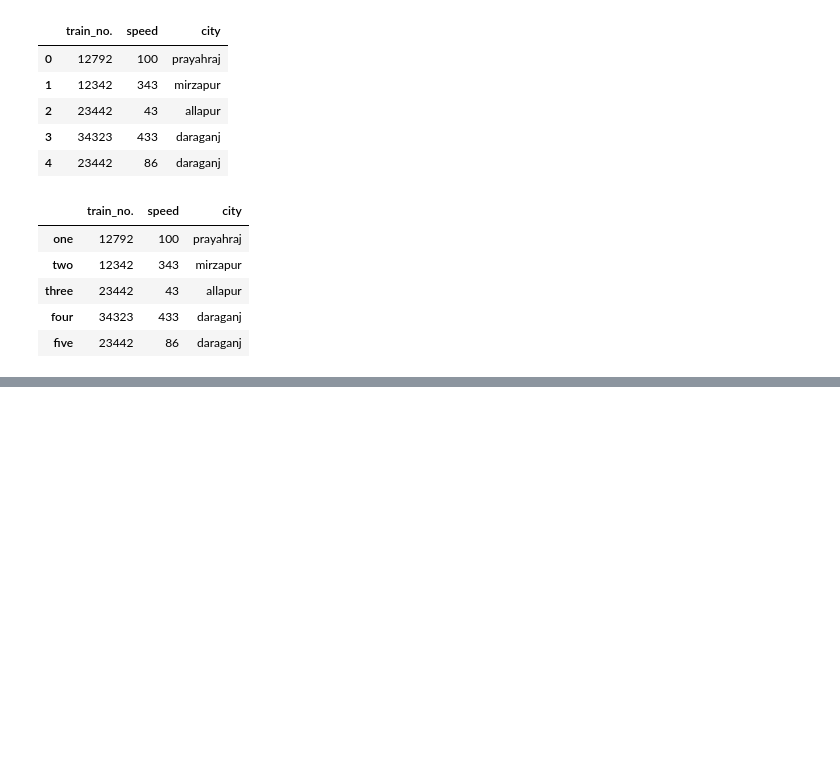
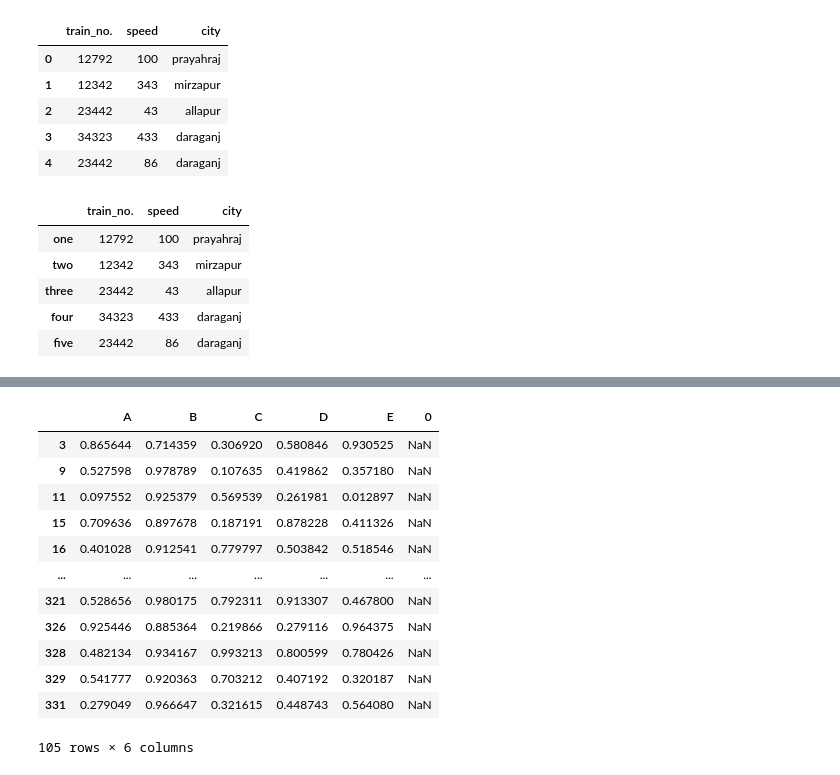
Before and after one commit to georgepr0xy/Pandas, a Jupyter notebook: pads.ipynb, the cells around one changed output, grey strips where cells are left out. Drawn from its saved outputs; the diff is of its cells as text; code cells hidden in the pictures; blank space fills up the shorter version.

Commit message:
df, loc, index, iloc

```diff
--- a/pads.ipynb
+++ b/pads.ipynb
@@ -103,3 +103,5 @@ train
 | three | 23442 | 43 | allapur |
 | four | 34323 | 433 | daraganj |
 | five | 23442 | 86 | daraganj |
+# %%
+newdf = pd.DataFrame(np.random.rand(334,5), index = np.arange(334))
@@ -105,0 +219,2 @@ train
+# %%
+newdf.columns = list('ABCDE')
@@ -105,0 +230,2 @@ train
+# %%
+newdf.loc[0,'A']= 443
@@ -105,0 +298,16 @@ train
+# %%
+newdf.loc[(newdf['B']>0.7) & (newdf['B']>0.3)]
+# %% [output]
+|  | A | B | C | D | E | 0 |
+| 3 | 0.865644 | 0.714359 | 0.306920 | 0.580846 | 0.930525 | NaN |
+| 9 | 0.527598 | 0.978789 | 0.107635 | 0.419862 | 0.357180 | NaN |
+| 11 | 0.097552 | 0.925379 | 0.569539 | 0.261981 | 0.012897 | NaN |
+| 15 | 0.709636 | 0.897678 | 0.187191 | 0.878228 | 0.411326 | NaN |
+| 16 | 0.401028 | 0.912541 | 0.779797 | 0.503842 | 0.518546 | NaN |
+| ... | ... | ... | ... | ... | ... | ... |
+| 321 | 0.528656 | 0.980175 | 0.792311 | 0.913307 | 0.467800 | NaN |
+| 326 | 0.925446 | 0.885364 | 0.219866 | 0.279116 | 0.964375 | NaN |
+| 328 | 0.482134 | 0.934167 | 0.993213 | 0.800599 | 0.780426 | NaN |
+| 329 | 0.541777 | 0.920363 | 0.703212 | 0.407192 | 0.320187 | NaN |
+| 331 | 0.279049 | 0.966647 | 0.321615 | 0.448743 | 0.564080 | NaN |
+105 rows × 6 columns
```
Also changed, not shown: parts of 24 cells of this notebook.
